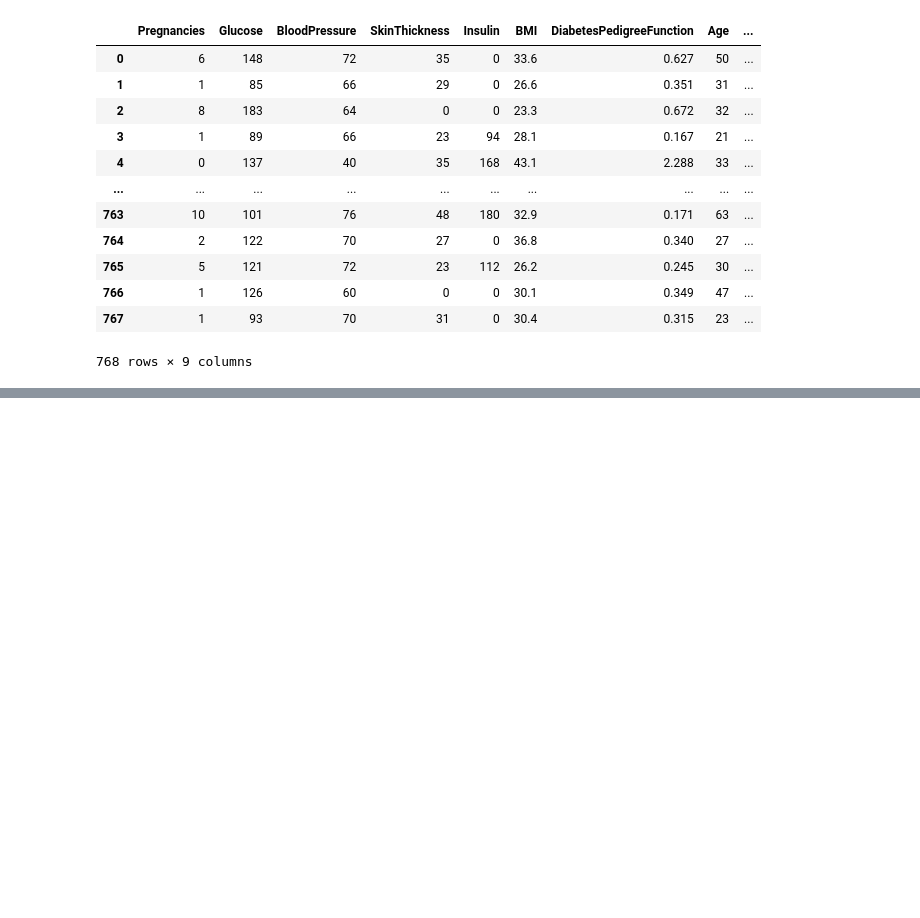
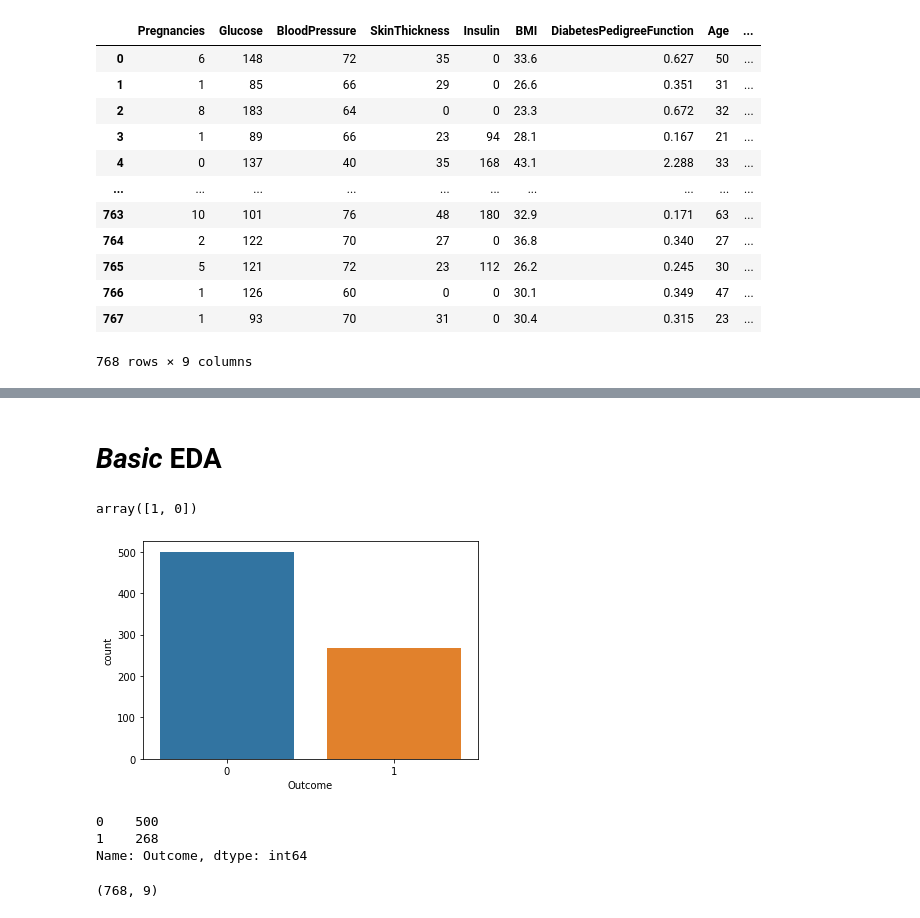
Before and after one commit to Divya-Mohanan23/Pima_Inadians_Diabetes_Project, a Jupyter notebook: Pima_Inadians_Diabetes_Project.ipynb, the cells around one changed output, grey strips where cells are left out. Drawn from its saved outputs; the diff is of its cells as text; code cells hidden in the pictures; blank space fills up the shorter version.

```diff
--- a/Pima_Inadians_Diabetes_Project.ipynb
+++ b/Pima_Inadians_Diabetes_Project.ipynb
@@ -25,0 +32,3 @@ pd.read_csv("/content/drive/MyDrive/Luminar_Projects/ Diabetes_Prediction/diabet
+# %%
+# loading the data set
+df = pd.read_csv("/content/drive/MyDrive/Luminar_Projects/ Diabetes_Prediction/diabetes.csv")
@@ -25,0 +44,24 @@ pd.read_csv("/content/drive/MyDrive/Luminar_Projects/ Diabetes_Prediction/diabet
+# %% [markdown]
+# *Basic* EDA
+# %%
+# checking the unique values in target variable::
+df["Outcome"].unique()
+# %% [output]
+array([1, 0])
+# %%
+#plotting the traget varibale:
+sns.countplot(x="Outcome",data=df)
+plt.show()
+# %% [output]
+[figure, added]
+# %%
+# checking the  values count:: // imbalanced data:0=500,1=268
+df["Outcome"].value_counts()
+# %% [output]
+0    500
+1    268
+Name: Outcome, dtype: int64
+# %%
+df.shape
+# %% [output]
+(768, 9)
```
Also changed, not shown: parts of 29 cells of this notebook.
